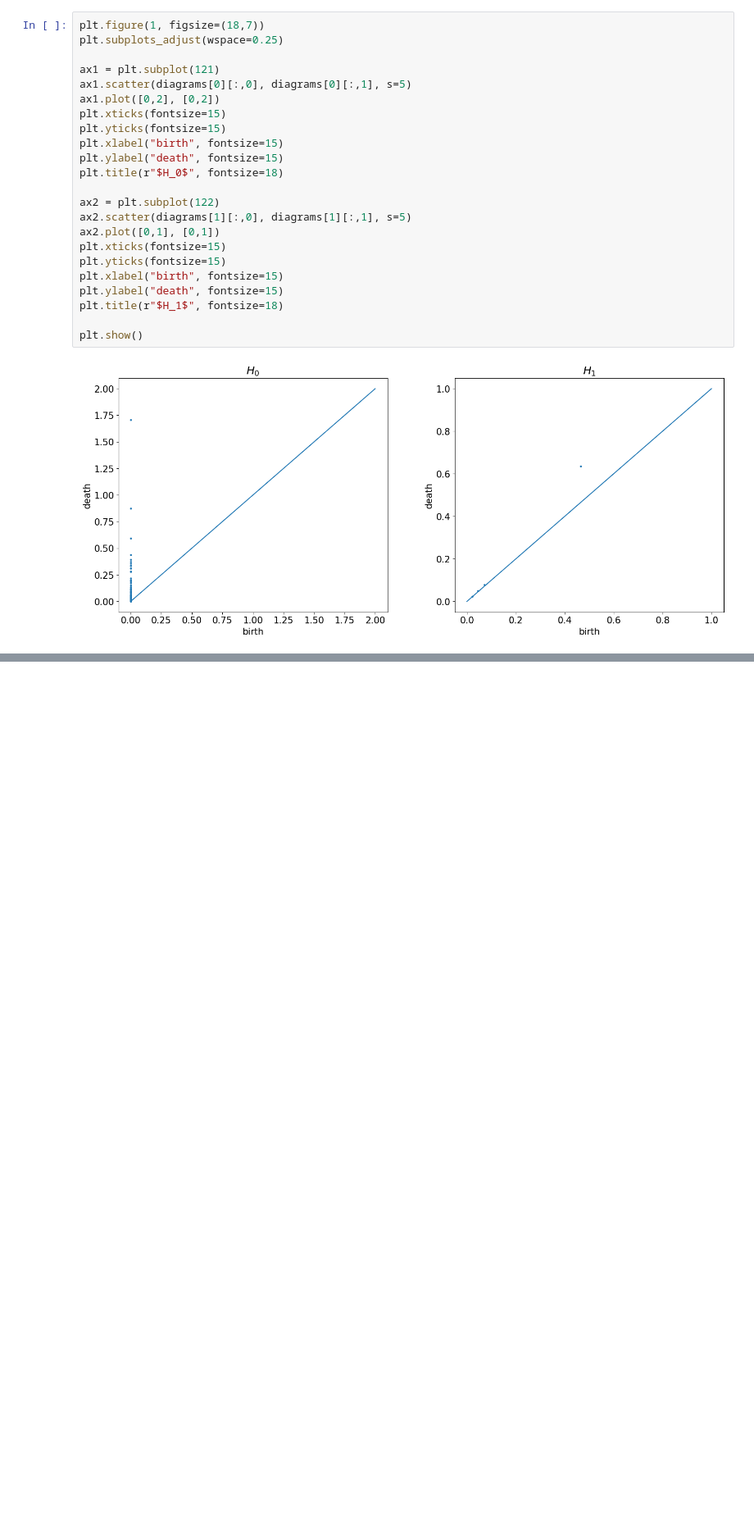
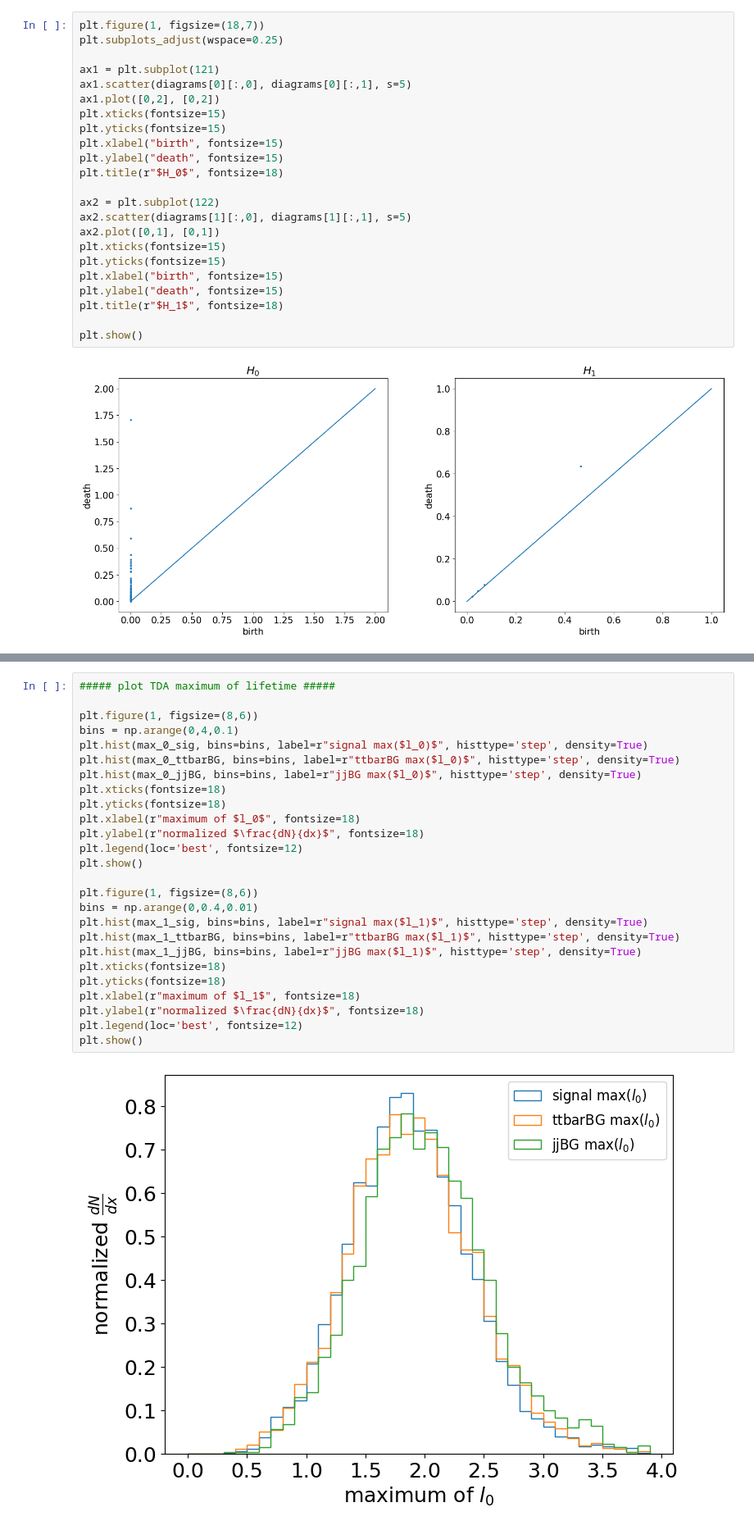
Before and after one commit to FeiChinzz/ggHH, a Jupyter notebook: TDA_analysis.ipynb, the cells around one changed output, grey strips where cells are left out. Shown at 82% size. Saved outputs shown, nothing was run; the diff lists cells and outputs as text; blank space fills up the shorter version.

```diff
--- a/TDA_analysis.ipynb
+++ b/TDA_analysis.ipynb
@@ -412,0 +475,28 @@ plt.show()
+# %%
+##### plot TDA maximum of lifetime #####
+
+plt.figure(1, figsize=(8,6))
+bins = np.arange(0,4,0.1)
+plt.hist(max_0_sig, bins=bins, label=r"signal max($l_0)$", histtype='step', density=True)
+plt.hist(max_0_ttbarBG, bins=bins, label=r"ttbarBG max($l_0)$", histtype='step', density=True)
+plt.hist(max_0_jjBG, bins=bins, label=r"jjBG max($l_0)$", histtype='step', density=True)
+plt.xticks(fontsize=18)
+plt.yticks(fontsize=18)
+plt.xlabel(r"maximum of $l_0$", fontsize=18)
+plt.ylabel(r"normalized $\frac{dN}{dx}$", fontsize=18)
+plt.legend(loc='best', fontsize=12)
+plt.show()
+
+plt.figure(1, figsize=(8,6))
+bins = np.arange(0,0.4,0.01)
+plt.hist(max_1_sig, bins=bins, label=r"signal max($l_1)$", histtype='step', density=True)
+plt.hist(max_1_ttbarBG, bins=bins, label=r"ttbarBG max($l_1)$", histtype='step', density=True)
+plt.hist(max_1_jjBG, bins=bins, label=r"jjBG max($l_1)$", histtype='step', density=True)
+plt.xticks(fontsize=18)
+plt.yticks(fontsize=18)
+plt.xlabel(r"maximum of $l_1$", fontsize=18)
+plt.ylabel(r"normalized $\frac{dN}{dx}$", fontsize=18)
+plt.legend(loc='best', fontsize=12)
+plt.show()
+# %% [output]
+[figure, added]
```
Also changed, not shown: parts of 14 cells of this notebook.
